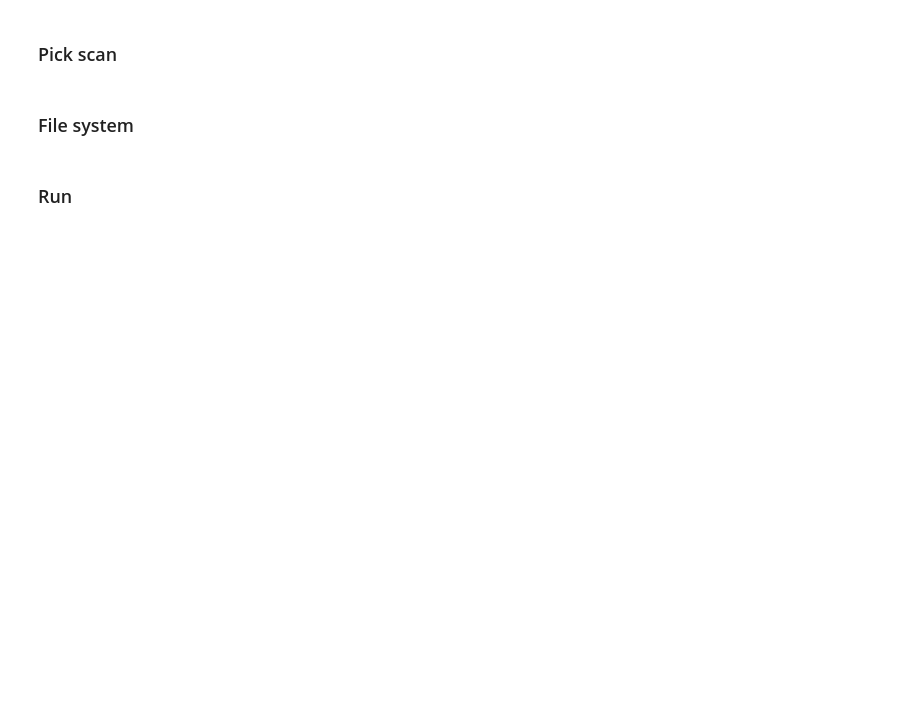
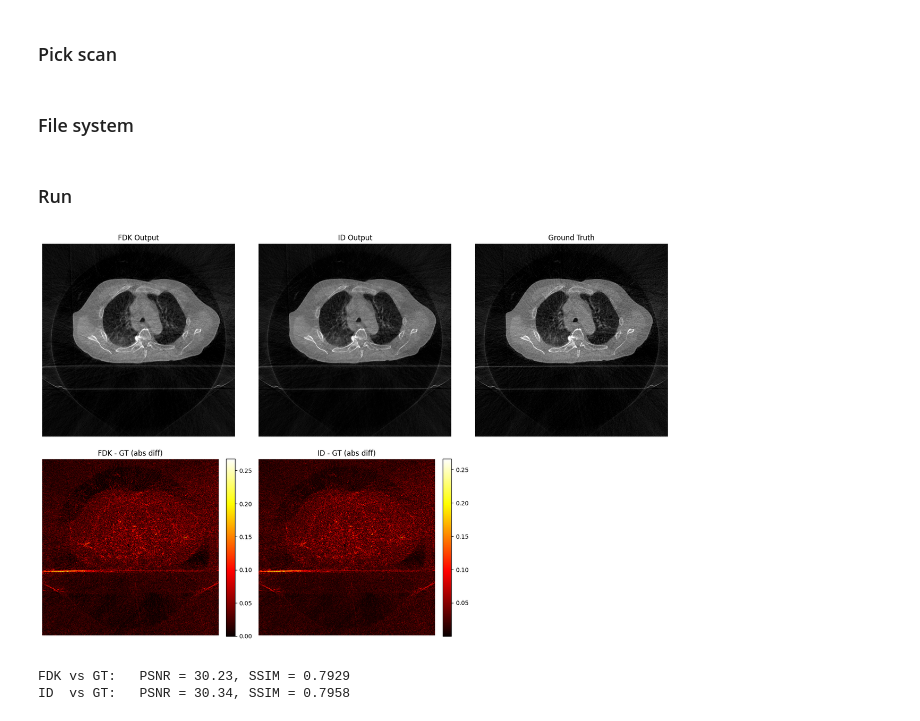
Before and after one commit to noah-silverberg/ngCBCT, a Jupyter notebook: time_recon.ipynb, the cells around one changed output. Cells and saved outputs as stored; diff of their text form; code cells hidden in the pictures; blank space fills up the shorter version.

Commit message:
Added some plotting to the timing code

```diff
--- a/time_recon.ipynb
+++ b/time_recon.ipynb
@@ -44,7 +46,7 @@ import time
 # %%
 PHASE = '7'
 DATA_VERSION = '13'
-PATIENT = '01'
+PATIENT = '20'
 SCAN = '01'
 SCAN_TYPE = 'HF'
 PD_MODEL_VERSION = 'MK7_07'
@@ -106,7 +108,8 @@ pd_model_apply_time = time.perf_counter()
 
 if SCAN_TYPE == 'HF':
     fdk = FDKHalf()(cnn_mat['prj'], get_geometry(), cnn_mat['angles'].flatten(), filter="hann", parker=True)
-    fdk = torch.from_numpy(fdk).to(CUDA_DEVICE)
+    fdk = torch.from_numpy(fdk).detach().to(CUDA_DEVICE)
+    fdk = fdk.unsqueeze(1) # Add channel dimension
 else:
     raise NotImplementedError
 
@@ -122,11 +125,80 @@ id_model_load_time = time.perf_counter()
 # %%
 ### Pass FDK through ID model
 
-ng_pt_path = FILES.get_recon_filepath(PD_MODEL_VERSION, PATIENT, SCAN, SCAN_TYPE, gated=False)
-
-apply_model_to_recons(ID_model, ng_pt_path, CUDA_DEVICE)
+# Loop over the outputted slices in batches of 8
+id_output = torch.zeros_like(fdk, device=CUDA_DEVICE)
+for i in range(0, fdk.shape[0], 8):
+    # Adjust the batch size for the last batch to avoid going out of bounds
+    batch_size = min(8, fdk.shape[0] - i)
+    indices = [i + j for j in range(batch_size)]
+    with torch.no_grad():
+        id_output[indices] = ID_model(fdk[indices].clip(0, 0.04) * 25.) # replace the slices in place
 
 id_model_apply_time = time.perf_counter()
+# %%
+from skimage.metrics import peak_signal_noise_ratio as psnr, structural_similarity as ssim
+
+### Load ground truth
+gt_path = FILES.get_recon_filepath('fdk', PATIENT, SCAN, SCAN_TYPE, gated=True)
+gt = torch.load(gt_path).cpu().numpy()
+
+### Plot result (80-th slice)
+fig, axs = plt.subplots(2, 4, figsize=(20, 10))
+
+slice_idx = 80
+
+# FDK output (before image domain network)
+fdk_img = 25. * fdk[slice_idx, 0].clip(0, 0.04).T.cpu().numpy()
+axs[0, 0].imshow(fdk_img, cmap='gray')
+axs[0, 0].set_title("FDK Output")
+axs[0, 0].axis('off')
+
+# ID output (after image domain network)
+id_img = id_output[slice_idx, 0].T.cpu().numpy()
+axs[0, 1].imshow(id_img, cmap='gray')
+axs[0, 1].set_title("ID Output")
+axs[0, 1].axis('off')
+
+# Ground truth
+gt_img = 25. * gt[slice_idx].T.clip(0, 0.04)
+axs[0, 2].imshow(gt_img, cmap='gray')
+axs[0, 2].set_title("Ground Truth")
+axs[0, 2].axis('off')
+
+# Difference maps
+diff_fdk = np.abs(fdk_img - gt_img)
+diff_id = np.abs(id_img - gt_img)
+axs[1, 0].imshow(diff_fdk, cmap='hot')
+axs[1, 0].set_title("FDK - GT (abs diff)")
+axs[1, 0].axis('off')
+axs[1, 1].imshow(diff_id, cmap='hot')
+axs[1, 1].set_title("ID - GT (abs diff)")
+axs[1, 1].axis('off')
+
+# Colorbars for difference maps
+fig.colorbar(axs[1, 0].imshow(diff_fdk, cmap='hot'), ax=axs[1, 0], fraction=0.046, pad=0.04)
+fig.colorbar(axs[1, 1].imshow(diff_id, cmap='hot'), ax=axs[1, 1], fraction=0.046, pad=0.04)
+
+# Hide unused subplots
+for ax in [axs[0, 3], axs[1, 2], axs[1, 3]]:
+    ax.axis('off')
+
+plt.tight_layout()
+plt.show()
+
+# Compute PSNR and SSIM
+
+psnr_fdk = psnr(gt_img, fdk_img, data_range=1.)
+psnr_id = psnr(gt_img, id_img, data_range=1.)
+ssim_fdk = ssim(gt_img, fdk_img, data_range=1.)
+ssim_id = ssim(gt_img, id_img, data_range=1.)
+
+print(f"FDK vs GT:   PSNR = {psnr_fdk:.2f}, SSIM = {ssim_fdk:.4f}")
+print(f"ID  vs GT:   PSNR = {psnr_id:.2f}, SSIM = {ssim_id:.4f}")
+# %% [output]
+[figure, added]
+FDK vs GT:   PSNR = 30.23, SSIM = 0.7929
+ID  vs GT:   PSNR = 30.34, SSIM = 0.7958
 # %%
 ### Print timings
 steps = [
```
Also changed, not shown: parts of 2 cells of this notebook.
